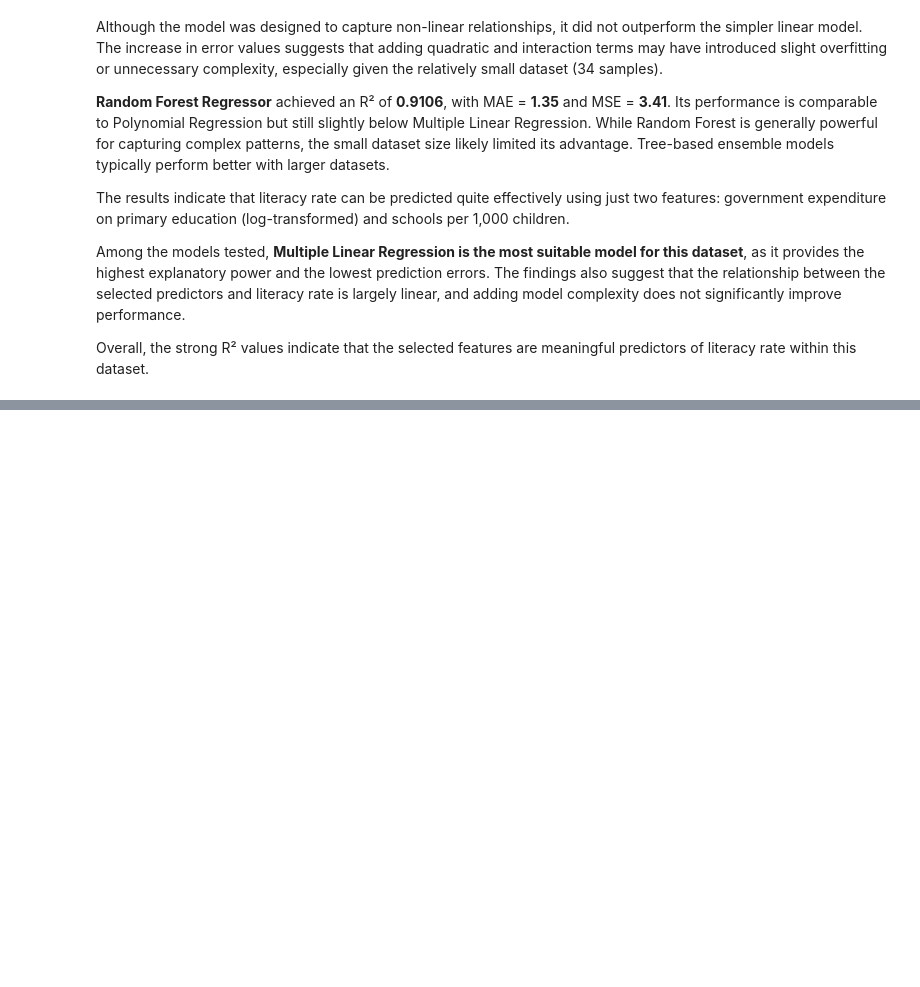
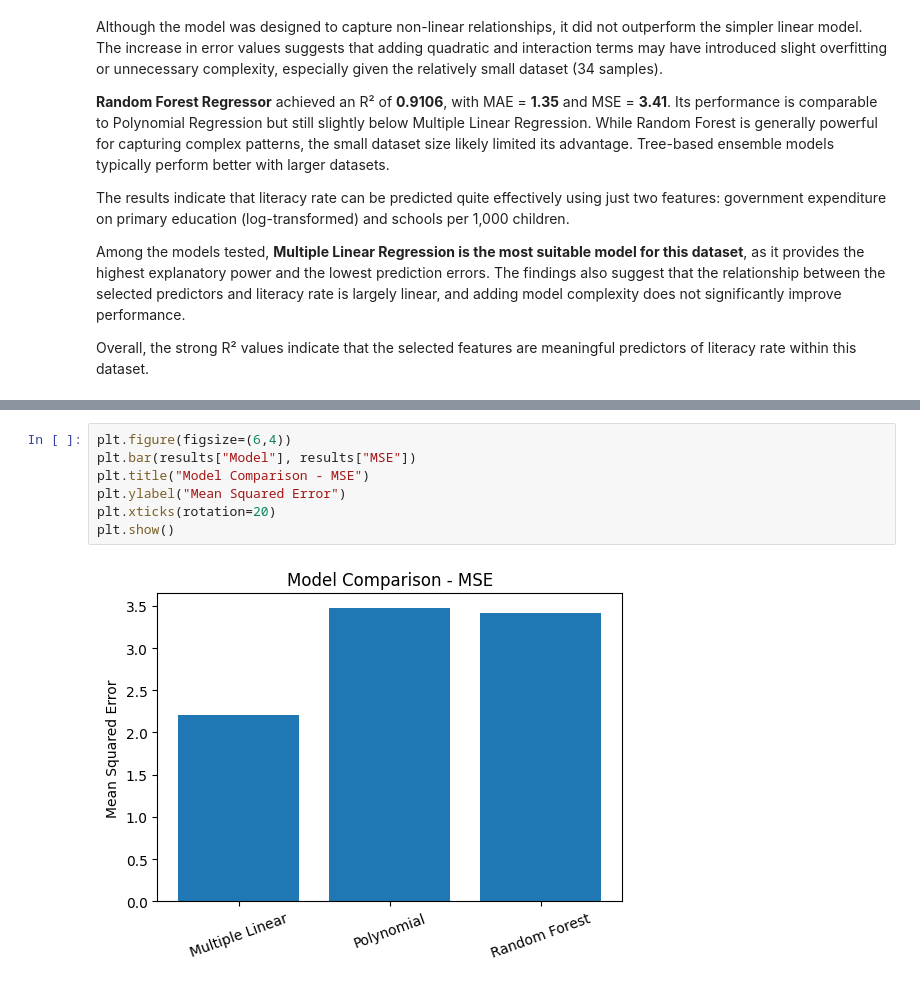
Before and after one commit to mlky7/Literacy-Rate-Impact-Analysis, a Jupyter notebook: literacy_rate_prediction.ipynb, the cells around one changed output, grey strips where cells are left out. Drawn from its saved outputs; the diff is of its cells as text; blank space fills up the shorter version.

```diff
--- a/literacy_rate_prediction.ipynb
+++ b/literacy_rate_prediction.ipynb
@@ -681,0 +740,9 @@ Overall, the strong R² values indicate that the selected features are meaningfu
+# %%
+plt.figure(figsize=(6,4))
+plt.bar(results["Model"], results["MSE"])
+plt.title("Model Comparison - MSE")
+plt.ylabel("Mean Squared Error")
+plt.xticks(rotation=20)
+plt.show()
+# %% [output]
+[figure, added]
```
Also changed, not shown: parts of 7 cells of this notebook.
